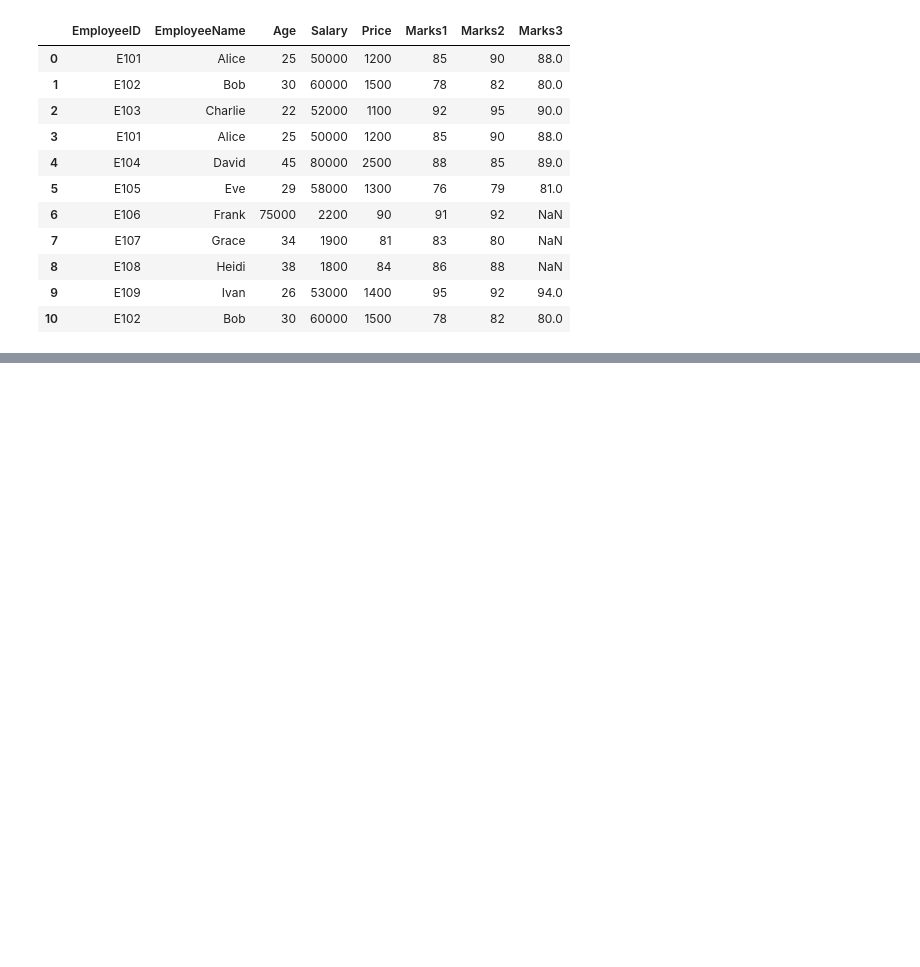
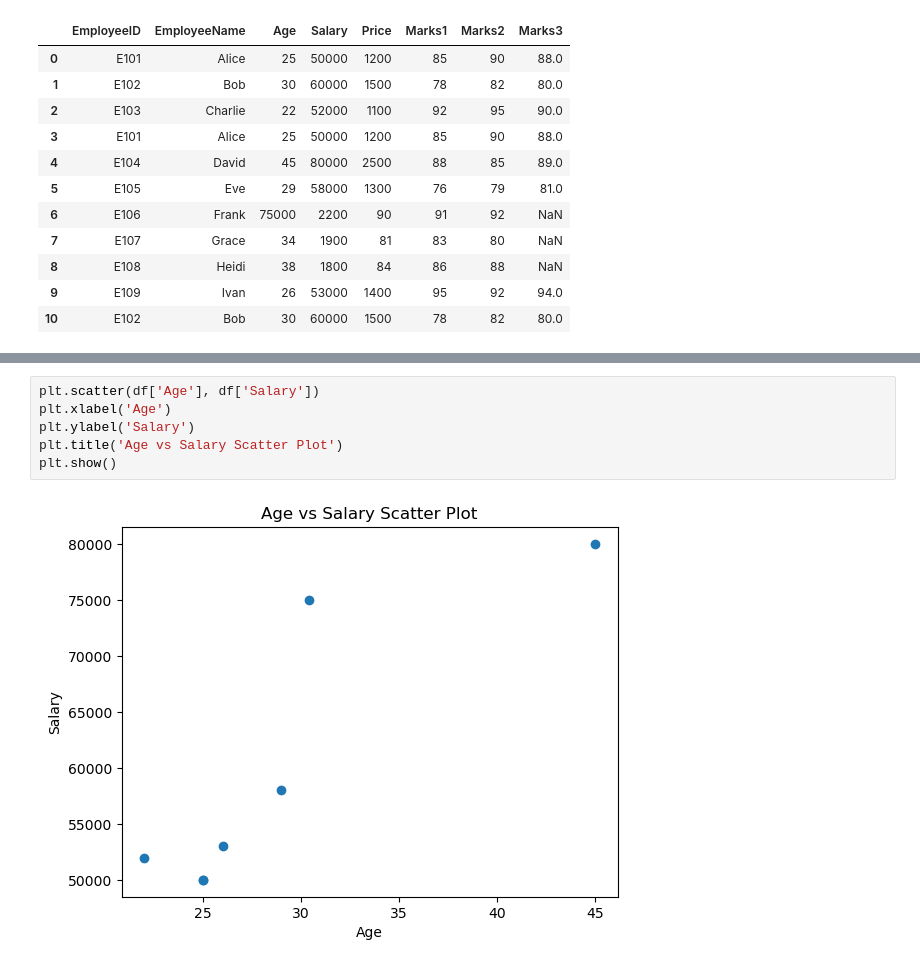
Before and after one commit to shoyebreza/ML, a Jupyter notebook: practiceday15.5.ipynb, the cells around one changed output, grey strips where cells are left out. Saved outputs shown, nothing was run; the diff lists cells and outputs as text; blank space fills up the shorter version.

```diff
--- a/practiceday15.5.ipynb
+++ b/practiceday15.5.ipynb
@@ -21,0 +144,8 @@ df
+# %%
+plt.scatter(df['Age'], df['Salary'])
+plt.xlabel('Age')
+plt.ylabel('Salary')
+plt.title('Age vs Salary Scatter Plot')
+plt.show()
+# %% [output]
+[figure, added]
```
Also changed, not shown: parts of 13 cells of this notebook.
